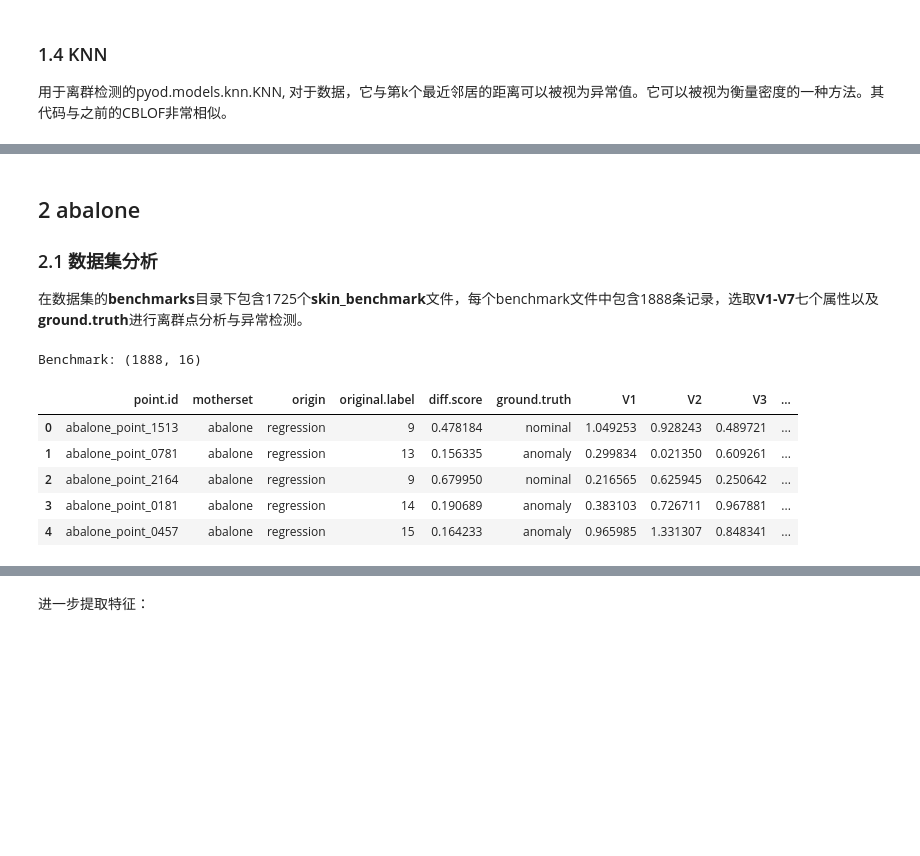
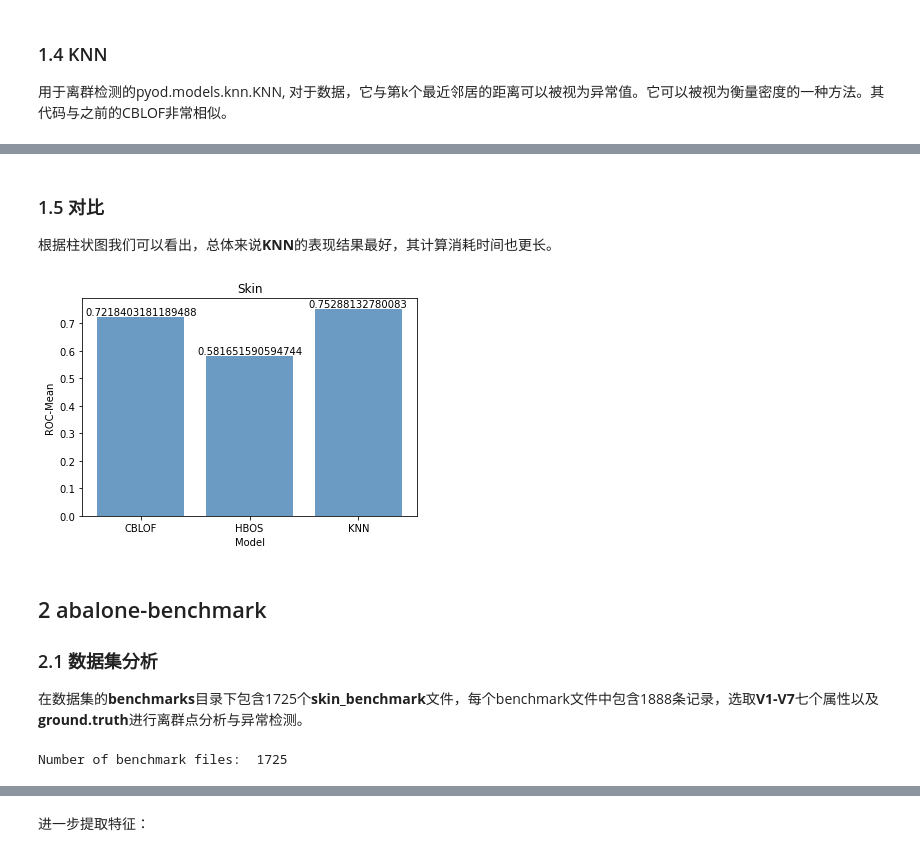
Before and after one commit to Laoannnnn/DataMing4, a Jupyter notebook: outlier.ipynb, the cells around one changed output, grey strips where cells are left out. Drawn from its saved outputs; the diff is of its cells as text; code cells hidden in the pictures; blank space fills up the shorter version.

```diff
--- a/outlier.ipynb
+++ b/outlier.ipynb
@@ -120,17 +251,30 @@ print('异常值数量: ',n_outliers,'正常值数量: ',n_inliers)
+# %% [markdown]
+### 1.5 对比
+根据柱状图我们可以看出，总体来说**KNN**的表现结果最好，其计算消耗时间也更长。
+# %%
+x = ['CBLOF', 'HBOS', 'KNN']
+y = [np.mean(cblof_roc), np.mean(hbos_roc), np.mean(knn_roc)]
+plt.bar(x=x, height=y, label='ROC', color='steelblue', alpha=0.8)
+# 在柱状图上显示具体数值, ha参数控制水平对齐方式, va控制垂直对齐方式
+for x1, yy in zip(x, y):
+    plt.text(x1, yy, str(yy), ha='center', va='bottom', fontsize=10, rotation=0)
+plt.title("Skin")
+plt.xlabel("Model")
+plt.ylabel("ROC-Mean")
+plt.show()
+# %% [output]
+[figure, added]
 # %% [markdown]
-## 2 abalone
+## 2 abalone-benchmark
 ### 2.1 数据集分析
 在数据集的**benchmarks**目录下包含1725个**skin_benchmark**文件，每个benchmark文件中包含1888条记录，选取**V1-V7**七个属性以及**ground.truth**进行离群点分析与异常检测。
-# %%
-file = './abalone/benchmarks/abalone_benchmark_0010.csv'
-df1 = pd.read_csv(file)
-print("Benchmark:", df1.shape)
-df1.head()
-# %% [output]
-Benchmark: (1888, 16)
-|  | point.id | motherset | origin | original.label | diff.score | ground.truth | V1 | V2 | V3 | ... |
-| 0 | abalone_point_1513 | abalone | regression | 9 | 0.478184 | nominal | 1.049253 | 0.928243 | 0.489721 | ... |
-| 1 | abalone_point_0781 | abalone | regression | 13 | 0.156335 | anomaly | 0.299834 | 0.021350 | 0.609261 | ... |
-| 2 | abalone_point_2164 | abalone | regression | 9 | 0.679950 | nominal | 0.216565 | 0.625945 | 0.250642 | ... |
-| 3 | abalone_point_0181 | abalone | regression | 14 | 0.190689 | anomaly | 0.383103 | 0.726711 | 0.967881 | ... |
-| 4 | abalone_point_0457 | abalone | regression | 15 | 0.164233 | anomaly | 0.965985 | 1.331307 | 0.848341 | ... |
+# %%
+path = "./abalone/benchmarks/"
+files = []
+for filename in os.listdir(path):
+    file_path = os.path.join(path, filename)
+    files.append(file_path)
+num_files = len(files)
+print("Number of benchmark files: " , num_files)
+# %% [output]
+Number of benchmark files:  1725
```
Also changed, not shown: parts of 31 cells of this notebook.
